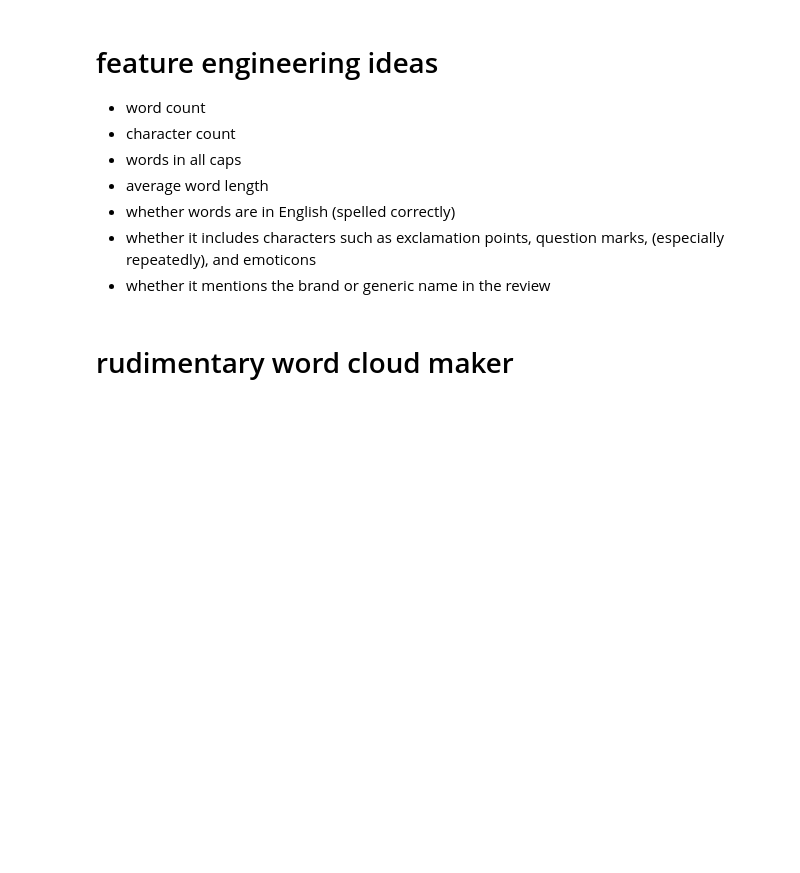
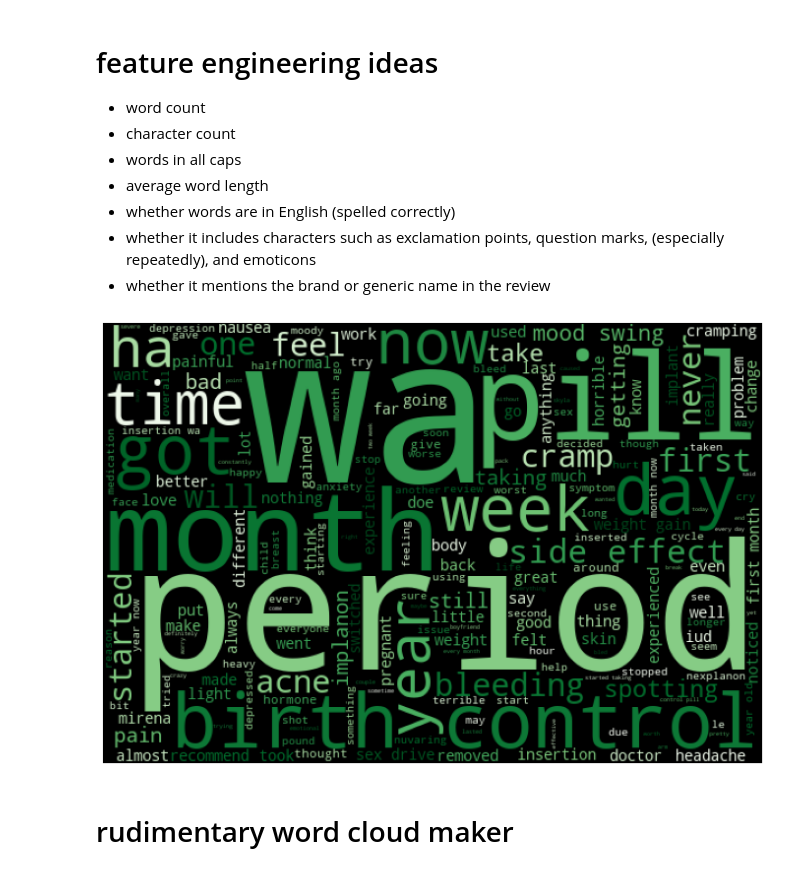
Before and after one commit to aarongalbraith/flatiron-phase5-project, a Jupyter notebook: notebooks/project_notebook.ipynb, the cells around one changed output. Drawn from its saved outputs; the diff is of its cells as text; code cells hidden in the pictures; blank space fills up the shorter version.

```diff
--- a/notebooks/project_notebook.ipynb
+++ b/notebooks/project_notebook.ipynb
@@ -798,0 +1439,19 @@ df.drop(columns='Unnamed: 0', inplace=True)
+# %%
+# make lemmatizer
+lemmatizer = WordNetLemmatizer()
+# %%
+stop_list = []
+# %%
+# a function that takes a list of tweets and 1) tokenizes them, 2) lemmatizes them, and 3) removes stopwords
+def make_tokens(reviews):
+    # make list of tokens
+    tokens = nltk.word_tokenize(','.join(reviews))
+    # lemmatize tokens
+    tokens_lemmatized = [lemmatizer.lemmatize(word) for word in tokens]
+    # stop tokens
+    tokens_stopped = [word for word in tokens_lemmatized if \
+                      word not in stop_list]
+    return tokens_stopped
+# %%
+tokens_pos = make_tokens(df[(df.condition == 'Birth Control') & (df.usefulCount > 16)].review_lower.to_list())
+tokens_neg = make_tokens(df[(df.condition == 'Birth Control') & (df.usefulCount == 0)].review_lower.to_list())
@@ -799,3 +1460,7 @@ df.drop(columns='Unnamed: 0', inplace=True)
+# %%
+plot_wordcloud(make_wordcloud(tokens_neg))
+# %% [output]
+[figure, added]
 # %%
 df['word_count'] = df.review.apply(lambda x: len(x.split()))
 # %%
```
Also changed, not shown: parts of 114 cells of this notebook.
